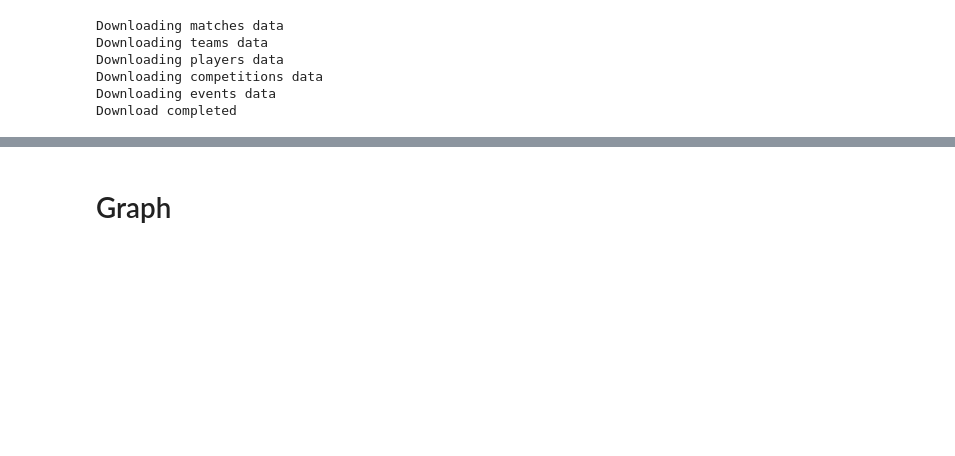
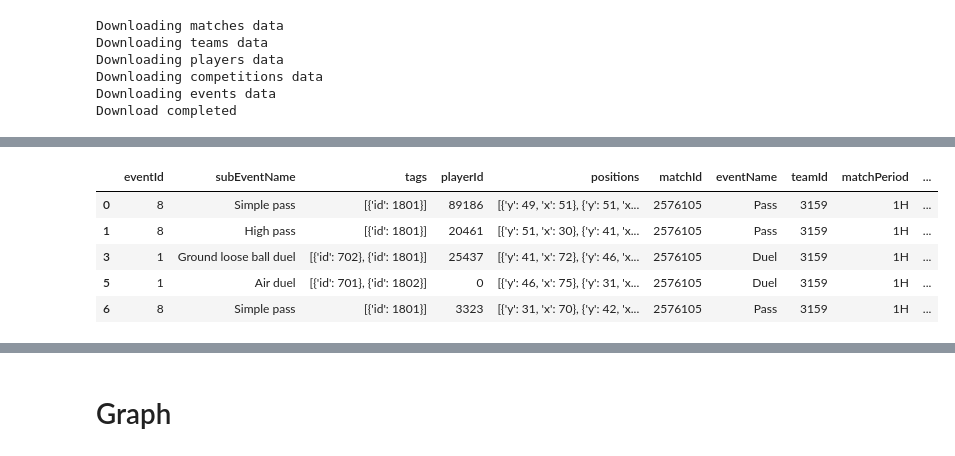
Before and after one commit to PasqualeGorrasi/Football-data, a Jupyter notebook: graph.ipynb, the cells around one changed output, grey strips where cells are left out. Cells and saved outputs as stored; diff of their text form; code cells hidden in the pictures; blank space fills up the shorter version.

```diff
--- a/graph.ipynb
+++ b/graph.ipynb
@@ -49,0 +54,20 @@ pass_df = match_df[match_df['eventName'] == 'Pass']
+# %%
+match_id = 2576105 # a single match in Italy
+match_events = match_id2events[match_id]
+match_label = match_id2match[match_id]['label']
+
+match_df = pd.DataFrame(match_events)
+
+#prova un team
+match_df2 = match_df[match_df['teamId'] == 3159]
+
+match_df2['x_start'] = [x[0]['x'] for x in match_df2['positions']]
+match_df2['y_start'] = [x[0]['y'] for x in match_df2['positions']]
+match_df2.head()
+# %% [output]
+|  | eventId | subEventName | tags | playerId | positions | matchId | eventName | teamId | matchPeriod | ... |
+| 0 | 8 | Simple pass | [{'id': 1801}] | 89186 | [{'y': 49, 'x': 51}, {'y': 51, 'x... | 2576105 | Pass | 3159 | 1H | ... |
+| 1 | 8 | High pass | [{'id': 1801}] | 20461 | [{'y': 51, 'x': 30}, {'y': 41, 'x... | 2576105 | Pass | 3159 | 1H | ... |
+| 3 | 1 | Ground loose ball duel | [{'id': 702}, {'id': 1801}] | 25437 | [{'y': 41, 'x': 72}, {'y': 46, 'x... | 2576105 | Duel | 3159 | 1H | ... |
+| 5 | 1 | Air duel | [{'id': 701}, {'id': 1802}] | 0 | [{'y': 46, 'x': 75}, {'y': 31, 'x... | 2576105 | Duel | 3159 | 1H | ... |
+| 6 | 8 | Simple pass | [{'id': 1801}] | 3323 | [{'y': 31, 'x': 70}, {'y': 42, 'x... | 2576105 | Pass | 3159 | 1H | ... |
```
Also changed, not shown: parts of 29 cells of this notebook.
